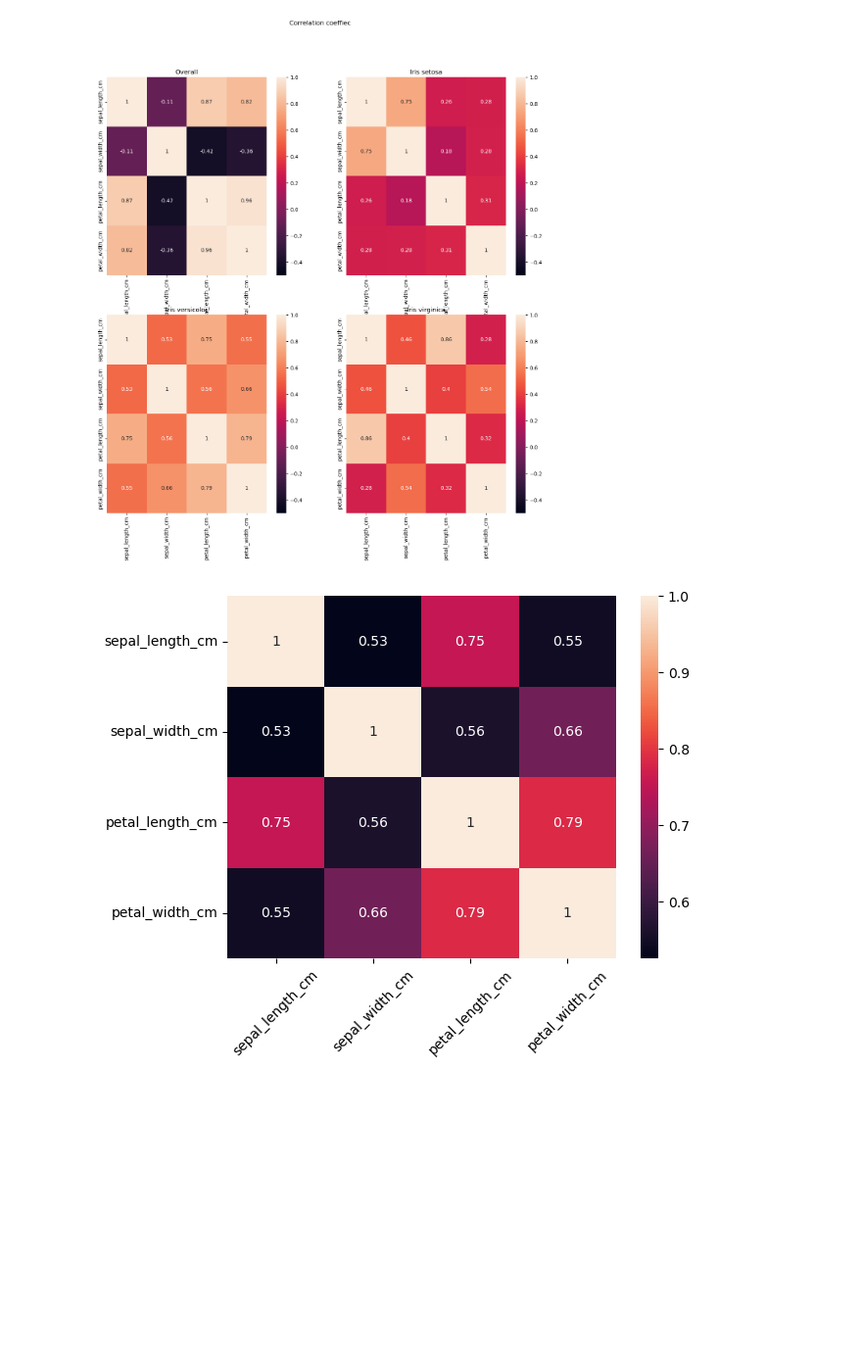
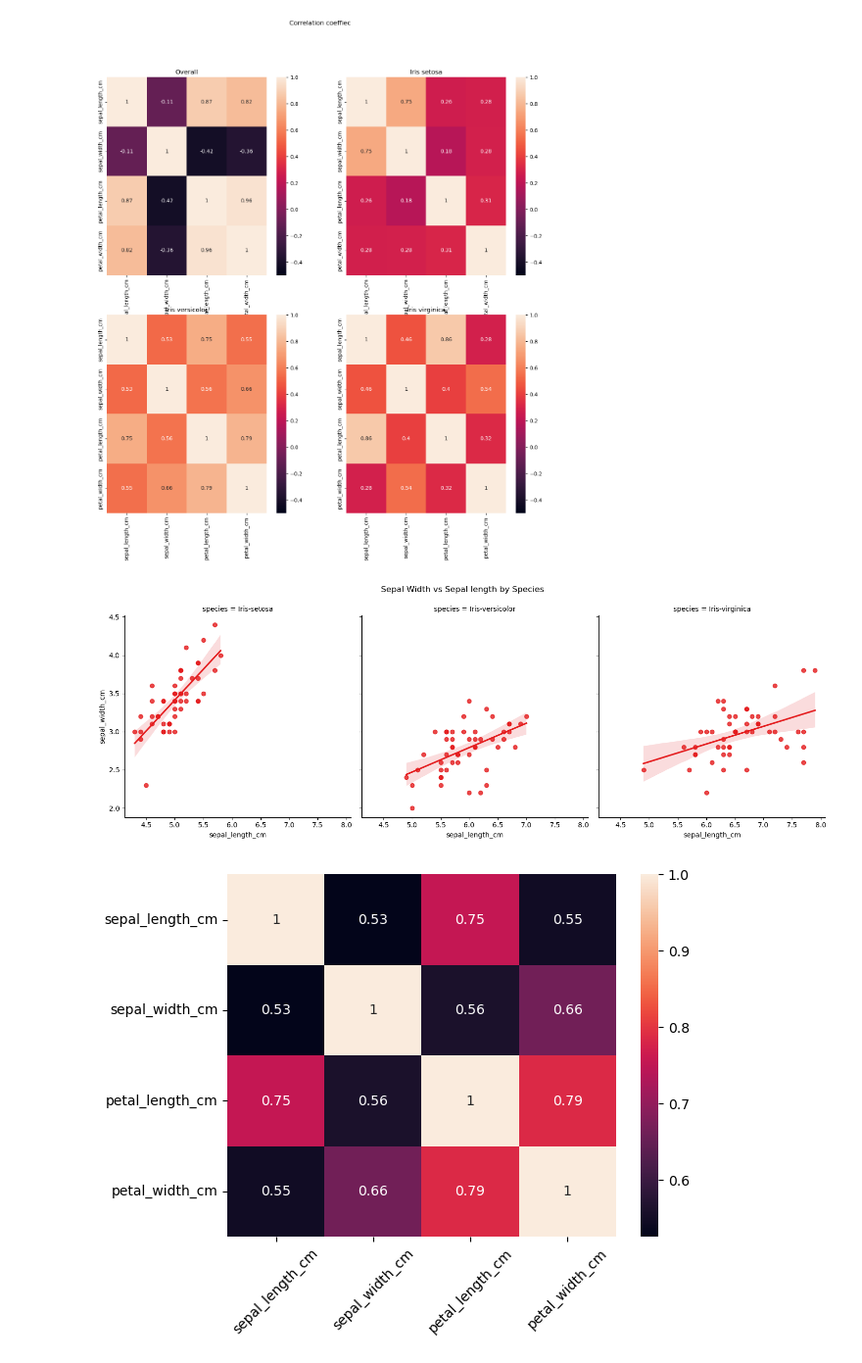
Before and after one commit to IreneKilgannon/pands-project, a Jupyter notebook: analysis.ipynb, the cells around one changed output. Shown at 98% size. Cells and saved outputs as stored; diff of their text form; code cells hidden in the pictures; blank space fills up the shorter version.

```diff
--- a/analysis.ipynb
+++ b/analysis.ipynb
@@ -440,6 +445,12 @@ plt.suptitle(' Correlation coeffiec')
 plt.show()
 # %% [output]
 [figure]
+# %%
+sns.lmplot(iris, x = 'sepal_length_cm', y = 'sepal_width_cm', col = 'species')
+plt.suptitle('Sepal Width vs Sepal length by Species', y = 1.05)
+plt.show()
+# %% [output]
+[figure, added]
 # %%
 sns.heatmap(versicolor.drop(['species'], axis = 1).corr(), annot = True)
 
```
Also changed, not shown: parts of 10 cells of this notebook, 2 other files.
